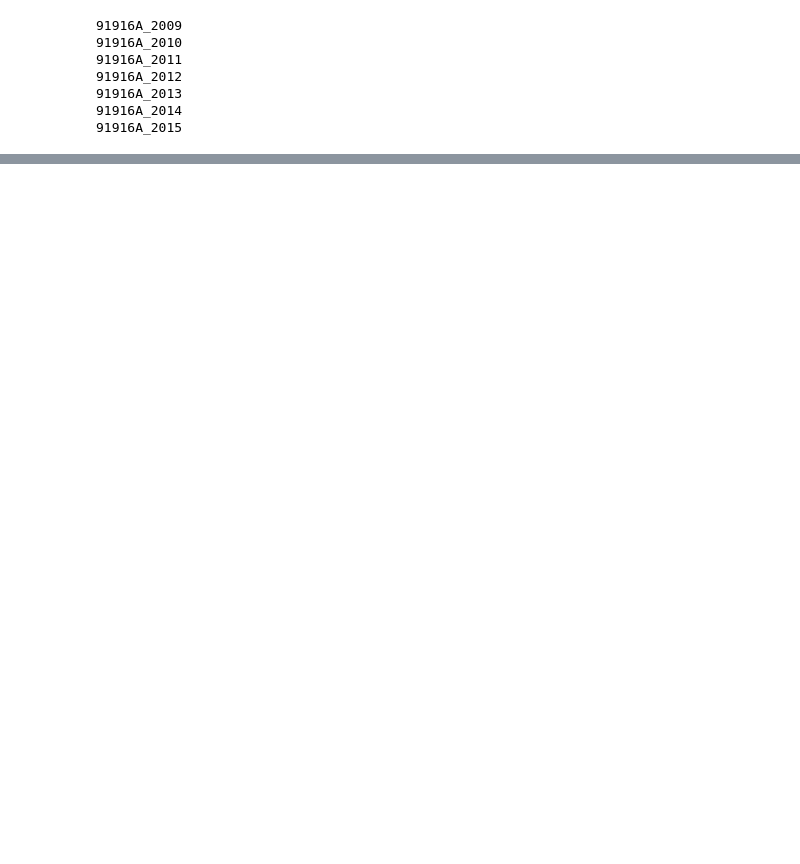
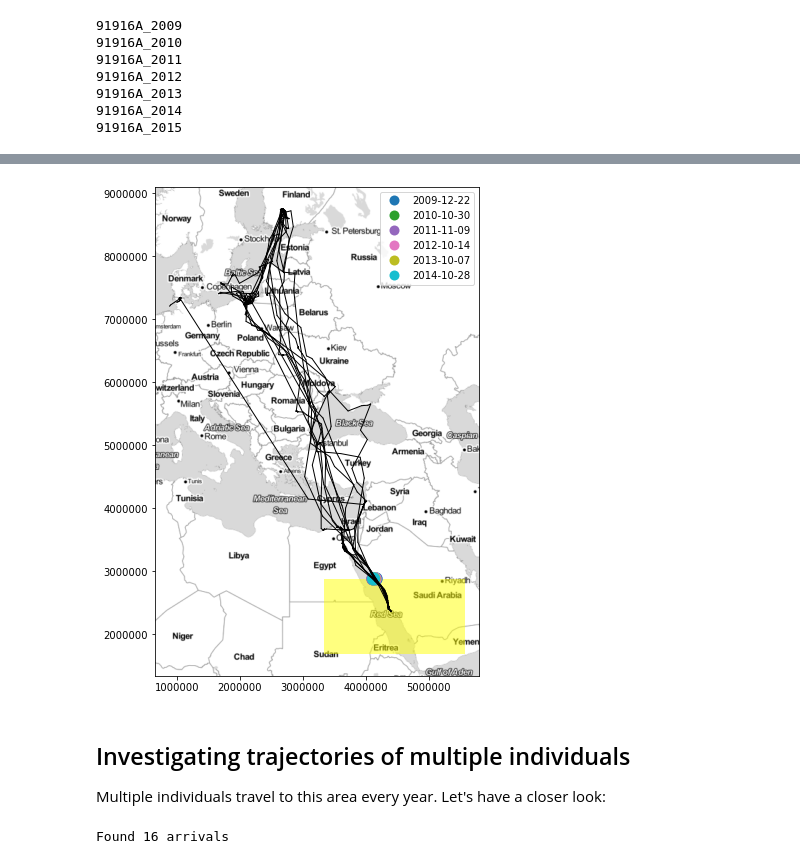
Before and after one commit to movingpandas/movingpandas, a Jupyter notebook: 2_bird_migration_analysis.ipynb, the cells around one changed output, grey strips where cells are left out. Saved outputs shown, nothing was run; the diff lists cells and outputs as text; code cells hidden in the pictures; blank space fills up the shorter version.

```diff
--- a/2_bird_migration_analysis.ipynb
+++ b/2_bird_migration_analysis.ipynb
@@ -220,0 +199,11 @@ plot_location_at_day_of_year(my_traj, month=10, day=1)
+# %%
+area_of_interest = Polygon([(30, 25), (50, 25), (50, 15), (30, 15), (30, 25)])
+# %%
+arrivals = []
+for traj in my_traj.clip(area_of_interest):
+    arrivals.append(traj)
+
+print("Found {} arrivals".format(len(arrivals)))
+
+for traj in arrivals:
+    print("Individual '{}' arrived at {}".format(traj.df['individual-local-identifier'].iloc[0], traj.get_start_time()))
@@ -220,0 +218,14 @@ plot_location_at_day_of_year(my_traj, month=10, day=1)
+# %%
+def plot_wgs84_polygon(polygon, ax=None, color=None):
+    gdf = GeoDataFrame(pd.DataFrame([{'geometry': polygon, 'id': 1}]), crs=wgs84)
+    ax = gdf.to_crs(epsg=3857).plot(ax=ax, color=color, figsize=(9,9), alpha=0.5)
+    return ax
+
+ax = plot_wgs84_polygon(area_of_interest, color='yellow')
+plot_locations_at_timestamps(my_traj, [traj.get_start_time() for traj in arrivals], ax)
+# %% [output]
+[figure, added]
+# %% [markdown]
+## Investigating trajectories of multiple individuals
+
+Multiple individuals travel to this area every year. Let's have a closer look:
@@ -220,0 +239,12 @@ plot_location_at_day_of_year(my_traj, month=10, day=1)
+# %%
+year_of_interest = 2010
+
+arrivals = []
+for individual in all_trajectories:
+    for segment in individual.clip(area_of_interest):
+        arrivals.append(segment)
+
+relevant = get_trajectories_by_year(arrivals, year_of_interest)
+print("Found {} arrivals".format(len(relevant)))
+# %% [output]
+Found 16 arrivals
```
Also changed, not shown: parts of 28 cells of this notebook, 5 other files.
